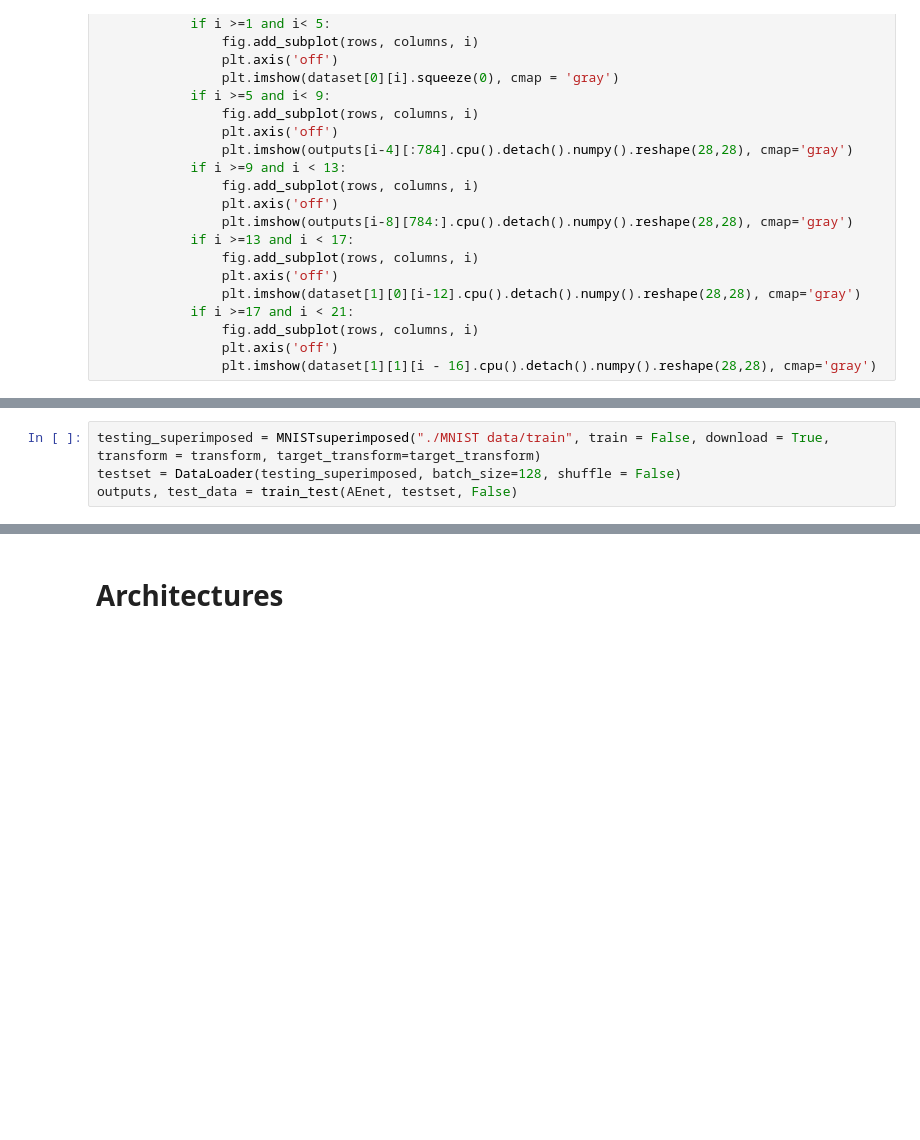
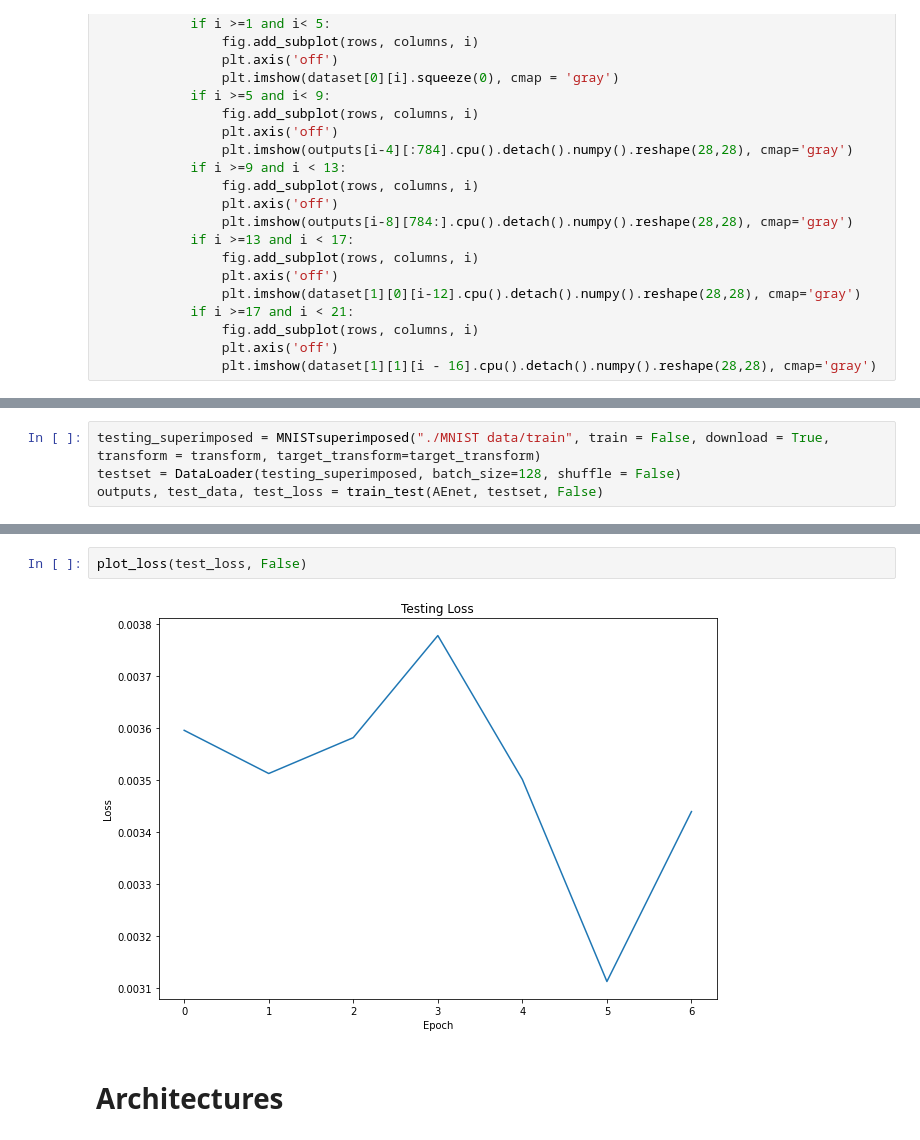
Before and after one commit to Denylson-Fuentes/Image-Disambiguity, a Jupyter notebook: Noisy Image Disambiguation.ipynb, the cells around one changed output, grey strips where cells are left out. Cells and saved outputs as stored; diff of their text form; blank space fills up the shorter version.

```diff
--- a/Noisy Image Disambiguation.ipynb
+++ b/Noisy Image Disambiguation.ipynb
@@ -584,5 +615,5 @@ show_output_images(data, output)
 # %%
 testing_superimposed = MNISTsuperimposed("./MNIST data/train", train = False, download = True, transform = transform, target_transform=target_transform)
 testset = DataLoader(testing_superimposed, batch_size=128, shuffle = False)
-outputs, test_data = train_test(AEnet, testset, False)
+outputs, test_data, test_loss = train_test(AEnet, testset, False)
 # %% [output]
@@ -602,3 +633,7 @@ show_output_images(test_data, outputs, False)
+# %%
+plot_loss(test_loss, False)
+# %% [output]
+[figure, added]
 # %% [markdown]
 # Architectures #
 # %% [markdown]
```
Also changed, not shown: parts of 10 cells of this notebook.
